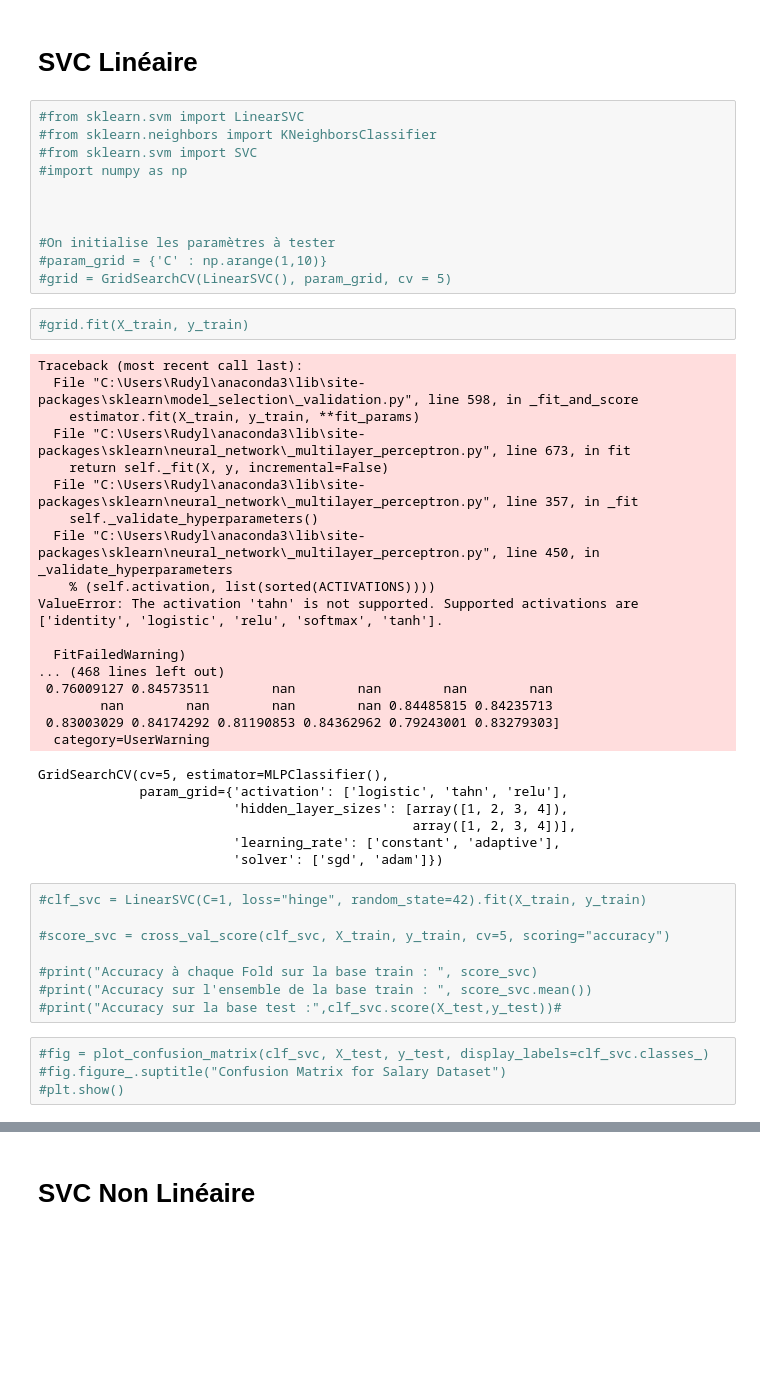
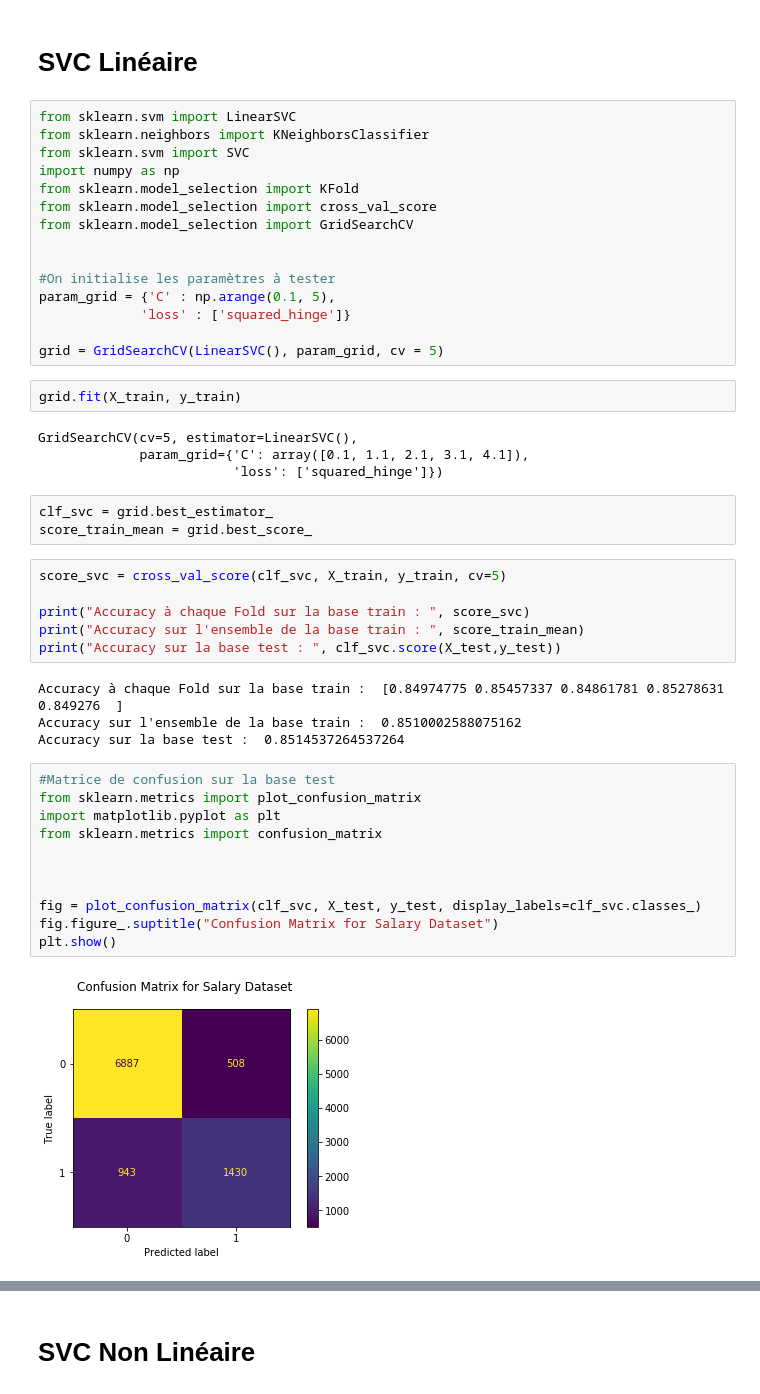
Before and after one commit to RudyLo/Projet_ML, a Jupyter notebook: TP2.ipynb, the cells around one changed output, grey strips where cells are left out. Drawn from its saved outputs; the diff is of its cells as text; blank space fills up the shorter version.

```diff
--- a/TP2.ipynb
+++ b/TP2.ipynb
@@ -259,51 +259,49 @@ clf_mlp.score(X_test,y_test)
 # %% [markdown]
 # SVC Linéaire
 # %%
-#from sklearn.svm import LinearSVC
-#from sklearn.neighbors import KNeighborsClassifier
-#from sklearn.svm import SVC
-#import numpy as np
-
+from sklearn.svm import LinearSVC
+from sklearn.neighbors import KNeighborsClassifier
+from sklearn.svm import SVC
+import numpy as np
+from sklearn.model_selection import KFold
+from sklearn.model_selection import cross_val_score
+from sklearn.model_selection import GridSearchCV
 
 
 #On initialise les paramètres à tester
-#param_grid = {'C' : np.arange(1,10)}
-#grid = GridSearchCV(LinearSVC(), param_grid, cv = 5)
+param_grid = {'C' : np.arange(0.1, 5),
+             'loss' : ['squared_hinge']}
+
+grid = GridSearchCV(LinearSVC(), param_grid, cv = 5)
 # %%
-#grid.fit(X_train, y_train)
+grid.fit(X_train, y_train)
 # %% [output]
-Traceback (most recent call last):
-  File "C:\Users\Rudyl\anaconda3\lib\site-packages\sklearn\model_selection\_validation.py", line 598, in _fit_and_score
-    estimator.fit(X_train, y_train, **fit_params)
-  File "C:\Users\Rudyl\anaconda3\lib\site-packages\sklearn\neural_network\_multilayer_perceptron.py", line 673, in fit
-    return self._fit(X, y, incremental=False)
-  File "C:\Users\Rudyl\anaconda3\lib\site-packages\sklearn\neural_network\_multilayer_perceptron.py", line 357, in _fit
-    self._validate_hyperparameters()
-  File "C:\Users\Rudyl\anaconda3\lib\site-packages\sklearn\neural_network\_multilayer_perceptron.py", line 450, in _validate_hyperparameters
-    % (self.activation, list(sorted(ACTIVATIONS))))
-ValueError: The activation 'tahn' is not supported. Supported activations are ['identity', 'logistic', 'relu', 'softmax', 'tanh'].
-
-  FitFailedWarning)
-... (468 lines left out)
- 0.76009127 0.84573511        nan        nan        nan        nan
-        nan        nan        nan        nan 0.84485815 0.84235713
- 0.83003029 0.84174292 0.81190853 0.84362962 0.79243001 0.83279303]
-  category=UserWarning
+GridSearchCV(cv=5, estimator=LinearSVC(),
+             param_grid={'C': array([0.1, 1.1, 2.1, 3.1, 4.1]),
+                         'loss': ['squared_hinge']})
-GridSearchCV(cv=5, estimator=MLPClassifier(),
-             param_grid={'activation': ['logistic', 'tahn', 'relu'],
-                         'hidden_layer_sizes': [array([1, 2, 3, 4]),
-                                                array([1, 2, 3, 4])],
-                         'learning_rate': ['constant', 'adaptive'],
-                         'solver': ['sgd', 'adam']})
+# %%
+clf_svc = grid.best_estimator_
+score_train_mean = grid.best_score_
 # %%
-#clf_svc = LinearSVC(C=1, loss="hinge", random_state=42).fit(X_train, y_train)
+score_svc = cross_val_score(clf_svc, X_train, y_train, cv=5)
 
-#score_svc = cross_val_score(clf_svc, X_train, y_train, cv=5, scoring="accuracy")
-
-#print("Accuracy à chaque Fold sur la base train : ", score_svc)
-#print("Accuracy sur l'ensemble de la base train : ", score_svc.mean())
-#print("Accuracy sur la base test :",clf_svc.score(X_test,y_test))#
+print("Accuracy à chaque Fold sur la base train : ", score_svc)
+print("Accuracy sur l'ensemble de la base train : ", score_train_mean)
+print("Accuracy sur la base test : ", clf_svc.score(X_test,y_test))
+# %% [output]
+Accuracy à chaque Fold sur la base train :  [0.84974775 0.85457337 0.84861781 0.85278631 0.849276  ]
+Accuracy sur l'ensemble de la base train :  0.8510002588075162
+Accuracy sur la base test :  0.8514537264537264
 # %%
-#fig = plot_confusion_matrix(clf_svc, X_test, y_test, display_labels=clf_svc.classes_)
-#fig.figure_.suptitle("Confusion Matrix for Salary Dataset")
-#plt.show()
+#Matrice de confusion sur la base test
+from sklearn.metrics import plot_confusion_matrix
+import matplotlib.pyplot as plt
+from sklearn.metrics import confusion_matrix
+
+
+
+fig = plot_confusion_matrix(clf_svc, X_test, y_test, display_labels=clf_svc.classes_)
+fig.figure_.suptitle("Confusion Matrix for Salary Dataset")
+plt.show()
+# %% [output]
+[figure, added]
```
Also changed, not shown: parts of 11 cells of this notebook, 5 other files.
